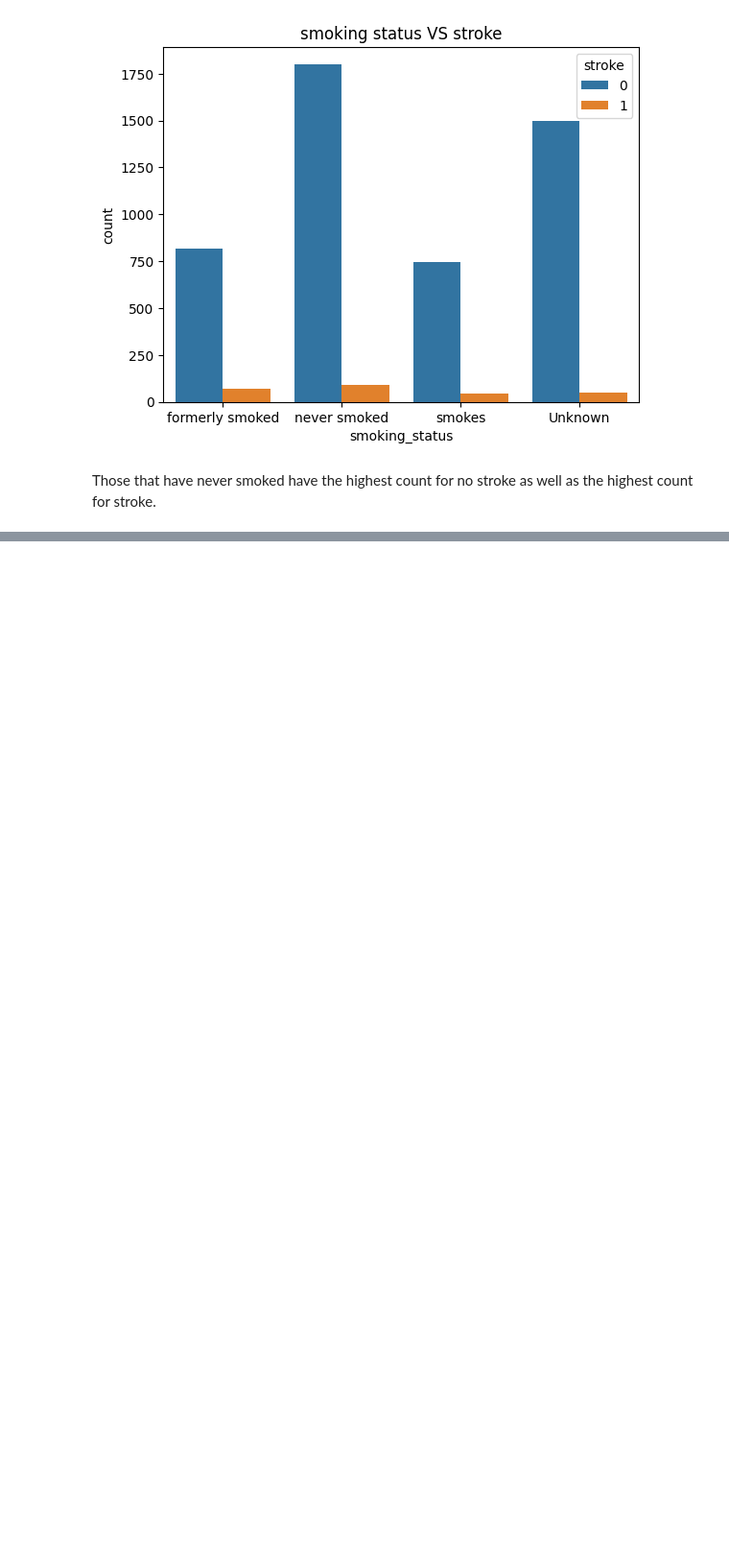
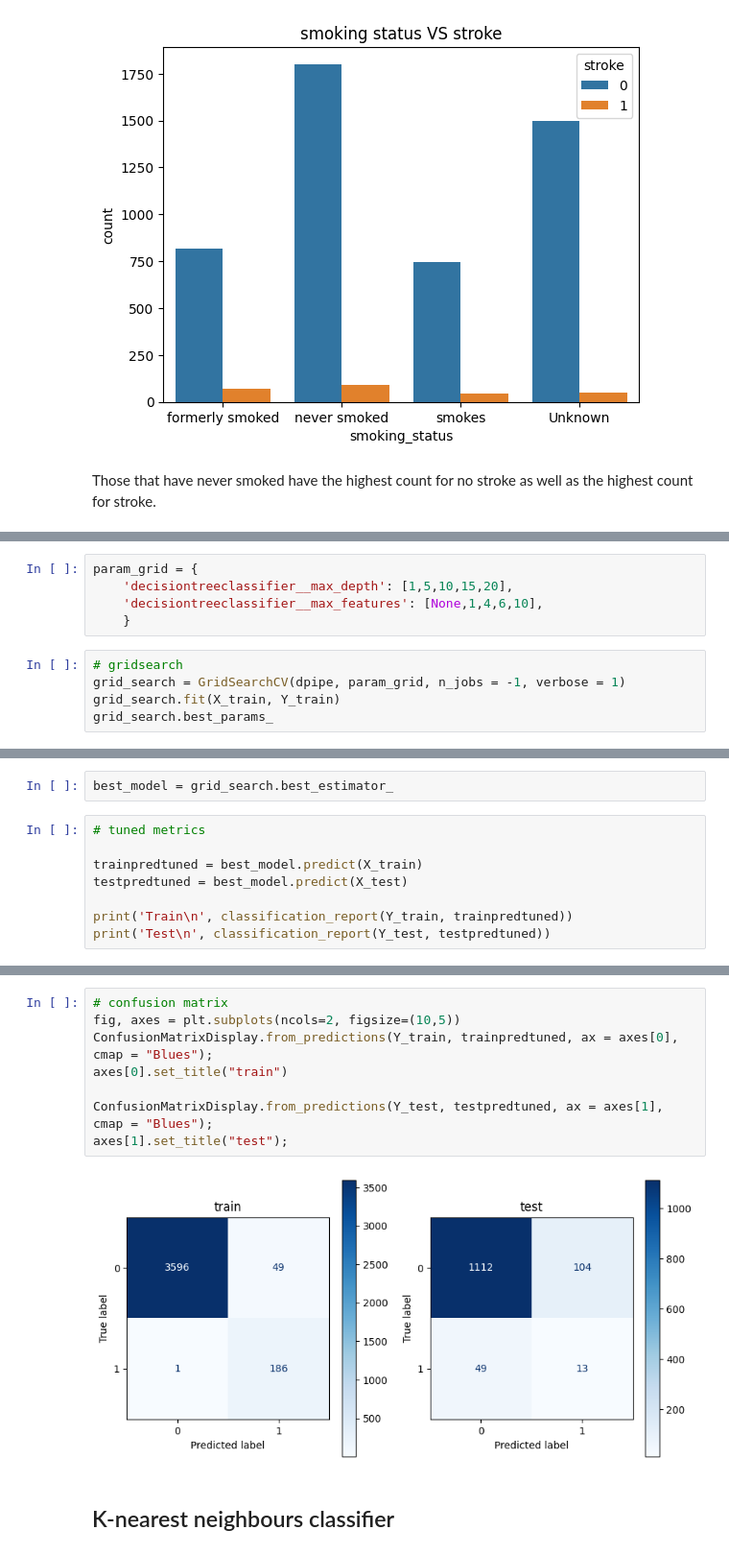
Before and after one commit to JaimeRoss/Data-Science, a Jupyter notebook: project2.ipynb, the cells around one changed output, grey strips where cells are left out. Shown at 96% size. Cells and saved outputs as stored; diff of their text form; blank space fills up the shorter version.

```diff
--- a/project2.ipynb
+++ b/project2.ipynb
@@ -307,0 +496,10 @@ Those that have never smoked have the highest count for no stroke as well as the
+# %%
+param_grid = {
+    'decisiontreeclassifier__max_depth': [1,5,10,15,20],
+    'decisiontreeclassifier__max_features': [None,1,4,6,10],
+    }
+# %%
+# gridsearch
+grid_search = GridSearchCV(dpipe, param_grid, n_jobs = -1, verbose = 1)
+grid_search.fit(X_train, Y_train)
+grid_search.best_params_
@@ -307,0 +510,10 @@ Those that have never smoked have the highest count for no stroke as well as the
+# %%
+best_model = grid_search.best_estimator_
+# %%
+# tuned metrics
+
+trainpredtuned = best_model.predict(X_train)
+testpredtuned = best_model.predict(X_test)
+
+print('Train\n', classification_report(Y_train, trainpredtuned))
+print('Test\n', classification_report(Y_test, testpredtuned))
@@ -307,0 +540,12 @@ Those that have never smoked have the highest count for no stroke as well as the
+# %%
+# confusion matrix
+fig, axes = plt.subplots(ncols=2, figsize=(10,5))
+ConfusionMatrixDisplay.from_predictions(Y_train, trainpredtuned, ax = axes[0], cmap = "Blues");
+axes[0].set_title("train")
+
+ConfusionMatrixDisplay.from_predictions(Y_test, testpredtuned, ax = axes[1], cmap = "Blues");
+axes[1].set_title("test");
+# %% [output]
+[figure, added]
+# %% [markdown]
+## K-nearest neighbours classifier
```
Also changed, not shown: parts of 46 cells of this notebook.
